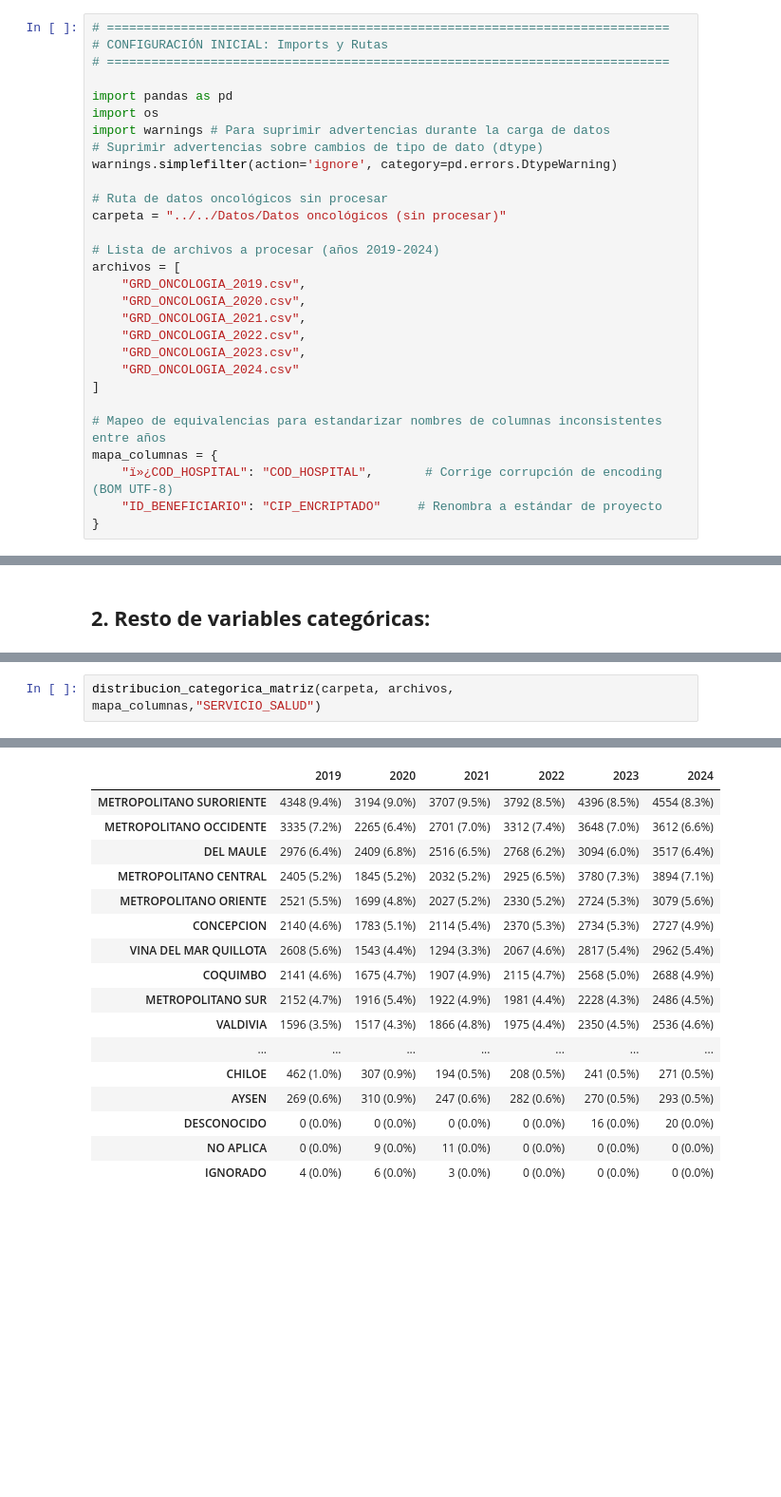
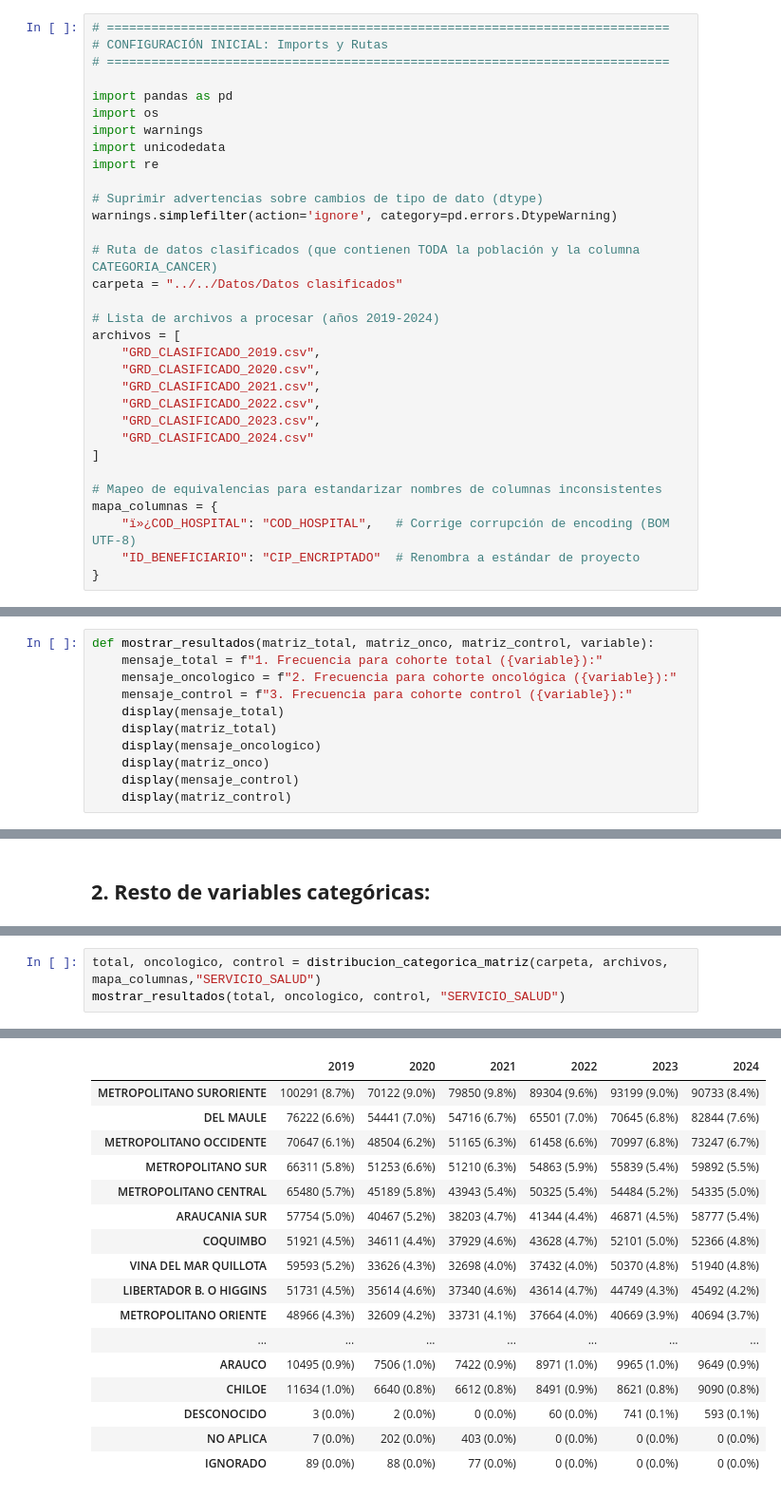
Before and after one commit to BrancoGarciaS/Branco-Garcia-Tesis-, a Jupyter notebook: Notebooks/Etapa 1 y 2 - Comprensión y preparación de los datos/04_analisis_categoricas.ipynb, the cells around one changed output, grey strips where cells are left out. Shown at 95% size. Cells and saved outputs as stored; diff of their text form; blank space fills up the shorter version.

```diff
--- a/Notebooks/Etapa 1 y 2 - Comprensión y preparación de los datos/04_analisis_categoricas.ipynb
+++ b/Notebooks/Etapa 1 y 2 - Comprensión y preparación de los datos/04_analisis_categoricas.ipynb
@@ -15,27 +15,30 @@ Este notebook tiene el fin de analizar la distribución de frecuencias de todas
 
 import pandas as pd
 import os
-import warnings # Para suprimir advertencias durante la carga de datos
+import warnings
+import unicodedata
+import re
+
 # Suprimir advertencias sobre cambios de tipo de dato (dtype)
 warnings.simplefilter(action='ignore', category=pd.errors.DtypeWarning)
 
-# Ruta de datos oncológicos sin procesar
-carpeta = "../../Datos/Datos oncológicos (sin procesar)"
+# Ruta de datos clasificados (que contienen TODA la población y la columna CATEGORIA_CANCER)
+carpeta = "../../Datos/Datos clasificados"
 
 # Lista de archivos a procesar (años 2019-2024)
 archivos = [
-    "GRD_ONCOLOGIA_2019.csv",
-    "GRD_ONCOLOGIA_2020.csv",
-    "GRD_ONCOLOGIA_2021.csv",
-    "GRD_ONCOLOGIA_2022.csv",
-    "GRD_ONCOLOGIA_2023.csv",
-    "GRD_ONCOLOGIA_2024.csv"
+    "GRD_CLASIFICADO_2019.csv",
+    "GRD_CLASIFICADO_2020.csv",
+    "GRD_CLASIFICADO_2021.csv",
+    "GRD_CLASIFICADO_2022.csv",
+    "GRD_CLASIFICADO_2023.csv",
+    "GRD_CLASIFICADO_2024.csv"
 ]
 
-# Mapeo de equivalencias para estandarizar nombres de columnas inconsistentes entre años
+# Mapeo de equivalencias para estandarizar nombres de columnas inconsistentes
 mapa_columnas = {
-    "ï»¿COD_HOSPITAL": "COD_HOSPITAL",       # Corrige corrupción de encoding (BOM UTF-8)
-    "ID_BENEFICIARIO": "CIP_ENCRIPTADO"     # Renombra a estándar de proyecto
+    "ï»¿COD_HOSPITAL": "COD_HOSPITAL",   # Corrige corrupción de encoding (BOM UTF-8)
+    "ID_BENEFICIARIO": "CIP_ENCRIPTADO"  # Renombra a estándar de proyecto
 }
 # %%
 # ============================================================================
@@ -259,3 +224,14 @@ def distribucion_categorica_matriz(carpeta, archivos, mapa_columnas, columna):
+# %%
+def mostrar_resultados(matriz_total, matriz_onco, matriz_control, variable):
+    mensaje_total = f"1. Frecuencia para cohorte total ({variable}):"
+    mensaje_oncologico = f"2. Frecuencia para cohorte oncológica ({variable}):"
+    mensaje_control = f"3. Frecuencia para cohorte control ({variable}):"
+    display(mensaje_total)
+    display(matriz_total)
+    display(mensaje_oncologico)
+    display(matriz_onco)
+    display(mensaje_control)
+    display(matriz_control)
 # %% [markdown]
 ## **1. Variables categóricas objetivo:**
 # %% [markdown]
@@ -461,3 +664,4 @@ distribucion_categorica_matriz(carpeta, archivos, mapa_columnas,"PREVISION")
 # %%
-distribucion_categorica_matriz(carpeta, archivos, mapa_columnas,"SERVICIO_SALUD")
+total, oncologico, control = distribucion_categorica_matriz(carpeta, archivos, mapa_columnas,"SERVICIO_SALUD")
+mostrar_resultados(total, oncologico, control, "SERVICIO_SALUD")
 # %% [output]
@@ -467,17 +672,17 @@ distribucion_categorica_matriz(carpeta, archivos, mapa_columnas,"SERVICIO_SALUD"
 |  | 2019 | 2020 | 2021 | 2022 | 2023 | 2024 |
-| METROPOLITANO SURORIENTE | 4348 (9.4%) | 3194 (9.0%) | 3707 (9.5%) | 3792 (8.5%) | 4396 (8.5%) | 4554 (8.3%) |
-| METROPOLITANO OCCIDENTE | 3335 (7.2%) | 2265 (6.4%) | 2701 (7.0%) | 3312 (7.4%) | 3648 (7.0%) | 3612 (6.6%) |
-| DEL MAULE | 2976 (6.4%) | 2409 (6.8%) | 2516 (6.5%) | 2768 (6.2%) | 3094 (6.0%) | 3517 (6.4%) |
-| METROPOLITANO CENTRAL | 2405 (5.2%) | 1845 (5.2%) | 2032 (5.2%) | 2925 (6.5%) | 3780 (7.3%) | 3894 (7.1%) |
-| METROPOLITANO ORIENTE | 2521 (5.5%) | 1699 (4.8%) | 2027 (5.2%) | 2330 (5.2%) | 2724 (5.3%) | 3079 (5.6%) |
-| CONCEPCION | 2140 (4.6%) | 1783 (5.1%) | 2114 (5.4%) | 2370 (5.3%) | 2734 (5.3%) | 2727 (4.9%) |
-| VINA DEL MAR QUILLOTA | 2608 (5.6%) | 1543 (4.4%) | 1294 (3.3%) | 2067 (4.6%) | 2817 (5.4%) | 2962 (5.4%) |
-| COQUIMBO | 2141 (4.6%) | 1675 (4.7%) | 1907 (4.9%) | 2115 (4.7%) | 2568 (5.0%) | 2688 (4.9%) |
-| METROPOLITANO SUR | 2152 (4.7%) | 1916 (5.4%) | 1922 (4.9%) | 1981 (4.4%) | 2228 (4.3%) | 2486 (4.5%) |
-| VALDIVIA | 1596 (3.5%) | 1517 (4.3%) | 1866 (4.8%) | 1975 (4.4%) | 2350 (4.5%) | 2536 (4.6%) |
+| METROPOLITANO SURORIENTE | 100291 (8.7%) | 70122 (9.0%) | 79850 (9.8%) | 89304 (9.6%) | 93199 (9.0%) | 90733 (8.4%) |
+| DEL MAULE | 76222 (6.6%) | 54441 (7.0%) | 54716 (6.7%) | 65501 (7.0%) | 70645 (6.8%) | 82844 (7.6%) |
+| METROPOLITANO OCCIDENTE | 70647 (6.1%) | 48504 (6.2%) | 51165 (6.3%) | 61458 (6.6%) | 70997 (6.8%) | 73247 (6.7%) |
+| METROPOLITANO SUR | 66311 (5.8%) | 51253 (6.6%) | 51210 (6.3%) | 54863 (5.9%) | 55839 (5.4%) | 59892 (5.5%) |
+| METROPOLITANO CENTRAL | 65480 (5.7%) | 45189 (5.8%) | 43943 (5.4%) | 50325 (5.4%) | 54484 (5.2%) | 54335 (5.0%) |
+| ARAUCANIA SUR | 57754 (5.0%) | 40467 (5.2%) | 38203 (4.7%) | 41344 (4.4%) | 46871 (4.5%) | 58777 (5.4%) |
+| COQUIMBO | 51921 (4.5%) | 34611 (4.4%) | 37929 (4.6%) | 43628 (4.7%) | 52101 (5.0%) | 52366 (4.8%) |
+| VINA DEL MAR QUILLOTA | 59593 (5.2%) | 33626 (4.3%) | 32698 (4.0%) | 37432 (4.0%) | 50370 (4.8%) | 51940 (4.8%) |
+| LIBERTADOR B. O HIGGINS | 51731 (4.5%) | 35614 (4.6%) | 37340 (4.6%) | 43614 (4.7%) | 44749 (4.3%) | 45492 (4.2%) |
+| METROPOLITANO ORIENTE | 48966 (4.3%) | 32609 (4.2%) | 33731 (4.1%) | 37664 (4.0%) | 40669 (3.9%) | 40694 (3.7%) |
 | ... | ... | ... | ... | ... | ... | ... |
-| CHILOE | 462 (1.0%) | 307 (0.9%) | 194 (0.5%) | 208 (0.5%) | 241 (0.5%) | 271 (0.5%) |
-| AYSEN | 269 (0.6%) | 310 (0.9%) | 247 (0.6%) | 282 (0.6%) | 270 (0.5%) | 293 (0.5%) |
-| DESCONOCIDO | 0 (0.0%) | 0 (0.0%) | 0 (0.0%) | 0 (0.0%) | 16 (0.0%) | 20 (0.0%) |
-| NO APLICA | 0 (0.0%) | 9 (0.0%) | 11 (0.0%) | 0 (0.0%) | 0 (0.0%) | 0 (0.0%) |
-| IGNORADO | 4 (0.0%) | 6 (0.0%) | 3 (0.0%) | 0 (0.0%) | 0 (0.0%) | 0 (0.0%) |
+| ARAUCO | 10495 (0.9%) | 7506 (1.0%) | 7422 (0.9%) | 8971 (1.0%) | 9965 (1.0%) | 9649 (0.9%) |
+| CHILOE | 11634 (1.0%) | 6640 (0.8%) | 6612 (0.8%) | 8491 (0.9%) | 8621 (0.8%) | 9090 (0.8%) |
+| DESCONOCIDO | 3 (0.0%) | 2 (0.0%) | 0 (0.0%) | 60 (0.0%) | 741 (0.1%) | 593 (0.1%) |
+| NO APLICA | 7 (0.0%) | 202 (0.0%) | 403 (0.0%) | 0 (0.0%) | 0 (0.0%) | 0 (0.0%) |
+| IGNORADO | 89 (0.0%) | 88 (0.0%) | 77 (0.0%) | 0 (0.0%) | 0 (0.0%) | 0 (0.0%) |
```
Also changed, not shown: parts of 56 cells of this notebook, 15 other files.
